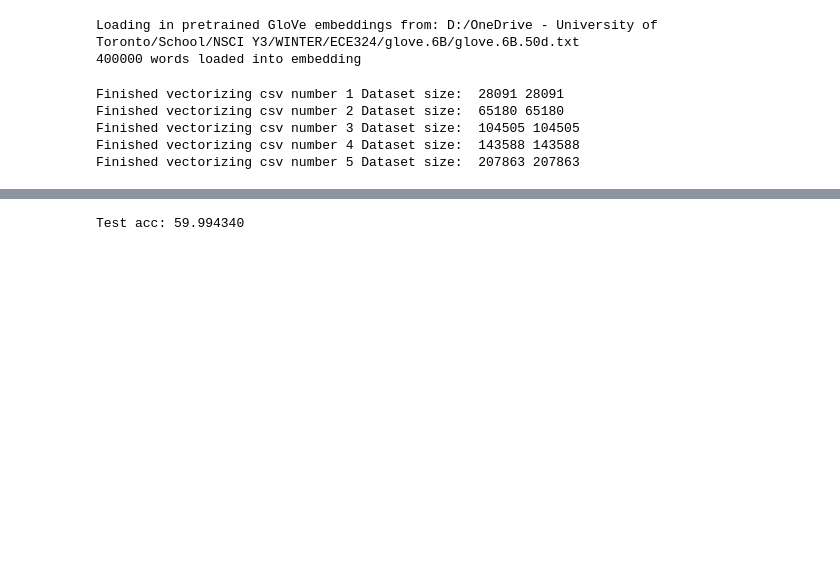
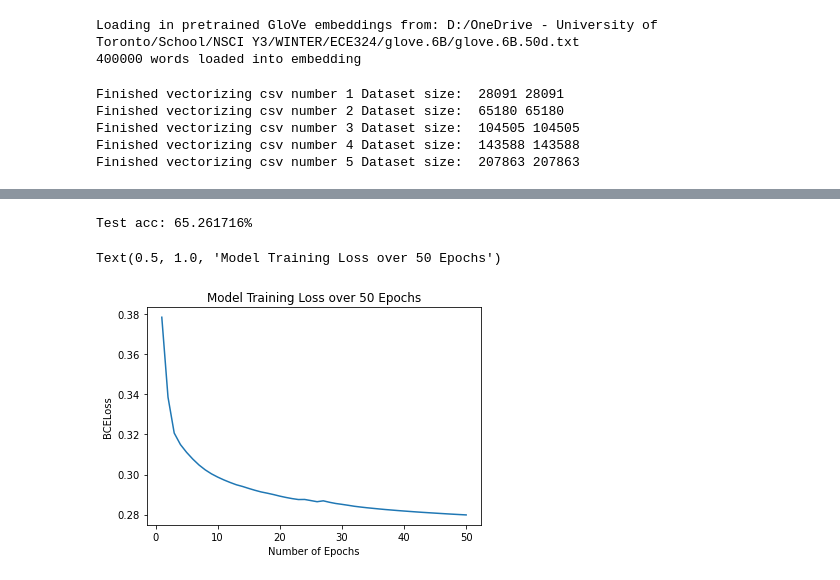
Before and after one commit to g-x-w/tweet_emoclass, a Jupyter notebook: actual_code/main_model.ipynb, the cells around one changed output, grey strips where cells are left out. Cells and saved outputs as stored; diff of their text form; code cells hidden in the pictures; blank space fills up the shorter version.

```diff
--- a/actual_code/main_model.ipynb
+++ b/actual_code/main_model.ipynb
@@ -145,7 +146,7 @@ def accuracy_calc(predictions, labels):
 
 # Model Definition
 class model(nn.Module):
-    def __init__(self, in_channels=50, out_channels=30, kernel_size=3, stride=1, hidden_dim=4, num_layers=4):
+    def __init__(self, in_channels=50, out_channels=50, kernel_size=3, stride=1, hidden_dim=4, num_layers=1):
         super(model, self).__init__()
 
         self.in_channels = in_channels
@@ -155,12 +156,12 @@ class model(nn.Module):
         self.num_layers = num_layers
 
         self.convolution_layer1 = nn.Sequential(
-            nn.Conv1d(in_channels, out_channels, kernel_size, stride),      # IN: [batch_size, num_vecs=50, embed_dim=50], OUT: [batch_size, out_channel=30, convolved=48]
+            nn.Conv1d(in_channels, out_channels, kernel_size, stride),      # IN: [batch_size, num_vecs=50, embed_dim=50], OUT: [batch_size, out_channel=50, convolved=48]
             nn.BatchNorm1d(out_channels),                                   # unchanged; in-place op
             nn.ReLU(),                                                      # unchanged; in-place ops
-            nn.MaxPool1d(kernel_size))                                      # IN: [batch_size, out_channel=30, convolved=48], OUT: [batch_size, 30, floor(convolved/kernel_size)=16]
+            nn.MaxPool1d(kernel_size))                                      # IN: [batch_size, out_channel=50, convolved=48], OUT: [batch_size, 50, floor(convolved/kernel_size)=16]
 
-        self.bilstm = nn.LSTM(input_size=int((self.in_channels - self.kernel_size + 1)/self.kernel_size), hidden_size=hidden_dim, bidirectional=True)   # IN: [batch_size, 30, 16], OUT: [batch_size, 30, 8]
+        self.bilstm = nn.LSTM(input_size=int((self.in_channels - self.kernel_size + 1)/self.kernel_size), hidden_size=hidden_dim, bidirectional=True, num_layers=num_layers)   # IN: [batch_size, 50, 16], OUT: [batch_size, 50, 8]
 
         self.lin1 = nn.Linear(out_channels, 1)
         self.lin2 = nn.Linear(8, 5)     # whatever the 2nd of bilstm out is
@@ -239,8 +259,11 @@ model_instance = model()
 # Training hyperparams
 loss = nn.BCELoss()
 optimizer = torch.optim.Adam(model_instance.parameters(), lr=0.001)
-batch_size = 10000
-num_epochs = 10
+batch_size = 1000
+num_epochs = 50
+
+epoch_acc = []
+epoch_loss = []
 
 curr_iter = 0
 for epoch in tqdm(range(int(num_epochs)), desc='Training Epochs'):
@@ -266,8 +289,8 @@ for epoch in tqdm(range(int(num_epochs)), desc='Training Epochs'):
 
     train_loss = np.asarray(train_loss)
     train_acc = np.asarray(train_acc)
-    print("Train Loss: {:.4f}\t\t".format(np.mean(train_loss)))
-    print("Train Acc: {:.4f}%\t".format(100*np.mean(train_acc)))
+    epoch_loss.append(np.mean(train_loss))
+    epoch_acc.append(100*np.mean(train_acc))
 
     for b in range(0, len(x_valid), batch_size):
         x_batch = x_valid[b:b+batch_size]
@@ -283,6 +306,9 @@ for epoch in tqdm(range(int(num_epochs)), desc='Training Epochs'):
 
     valid_loss = np.asarray(valid_loss)
     valid_acc = np.asarray(valid_acc)
+
+    print("Train Loss: {:.4f}\t\t".format(epoch_loss[-1]))
+    print("Train Acc: {:.4f}%\t".format(epoch_acc[-1]))
     print("Valid Loss: {:.4f}\t\t".format(np.mean(valid_loss)))
     print("Valid Acc: {:.4f}%\t".format(100*np.mean(valid_acc)))
 
@@ -334,6 +368,14 @@ Total training runtime: 170.709361
 prediction = model_instance(x_test)
 prediction = torch.squeeze(prediction, dim=1)
 test_acc = accuracy_calc(prediction, y_test)
-print("Test acc: {:4f}".format(100*test_acc))
+print("Test acc: {:4f}%".format(100*test_acc))
 # %% [output]
-Test acc: 59.994340
+Test acc: 65.261716%
+# %%
+plt.plot(range(1, len(epoch_loss) + 1), epoch_loss)
+plt.xlabel('Number of Epochs')
+plt.ylabel('BCELoss')
+plt.title('Model Training Loss over 50 Epochs')
+# %% [output]
+Text(0.5, 1.0, 'Model Training Loss over 50 Epochs')
+[figure, added]
```
Also changed, not shown: parts of 5 cells of this notebook, 2 other files.
